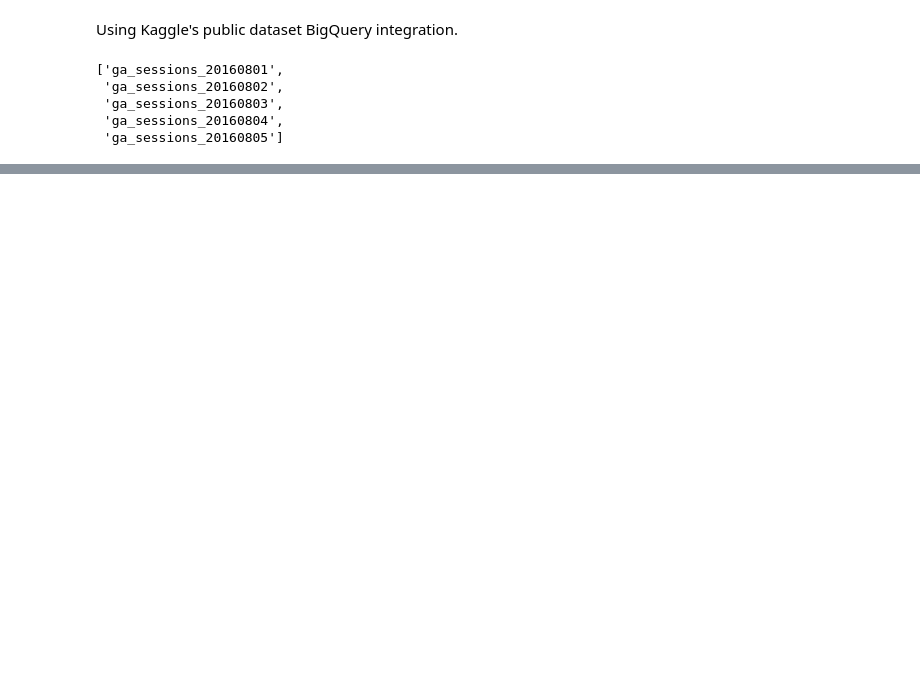
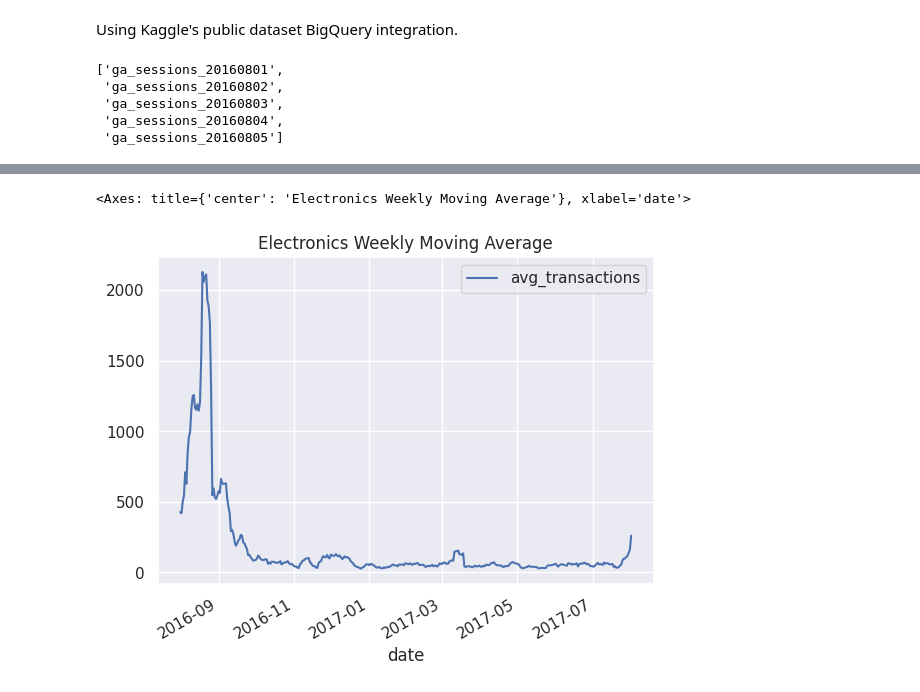
Before and after one commit to jihosuperman/Bigquery-google-analytics-data, a Jupyter notebook: google_analytics_kaggle.ipynb, the cells around one changed output, grey strips where cells are left out. Saved outputs shown, nothing was run; the diff lists cells and outputs as text; code cells hidden in the pictures; blank space fills up the shorter version.

```diff
--- a/google_analytics_kaggle.ipynb
+++ b/google_analytics_kaggle.ipynb
@@ -90,0 +513,34 @@ client.list_rows(table_20160801, max_results=5).to_dataframe()
+# %%
+query = """
+        WITH daily_electronics_transactions AS
+        (
+        SELECT
+            date,
+            SUM(totals.transactions) AS transactions
+        FROM
+            `bigquery-public-data.google_analytics_sample.ga_sessions_*`,
+                UNNEST(hits) AS hits,
+                UNNEST(hits.product) AS product
+        WHERE
+            _TABLE_SUFFIX BETWEEN '20160801' AND '20170801'
+            AND
+            product.v2ProductCategory = "Home/Electronics/"
+        GROUP BY date
+        ORDER BY date
+        )
+        SELECT
+            date,
+            AVG(transactions) OVER(
+                                    ORDER BY date
+                                    ROWS BETWEEN CURRENT ROW AND 7 FOLLOWING
+                                    ) AS avg_transactions
+        FROM
+            daily_electronics_transactions
+        """
+
+result = client.query(query).result().to_dataframe()
+result['date'] = pd.to_datetime(result['date'])
+result.plot(y='avg_transactions', x='date', kind='line', title='Electronics Weekly Moving Average')
+# %% [output]
+<Axes: title={'center': 'Electronics Weekly Moving Average'}, xlabel='date'>
+[figure, added]
```
Also changed, not shown: parts of 50 cells of this notebook.
